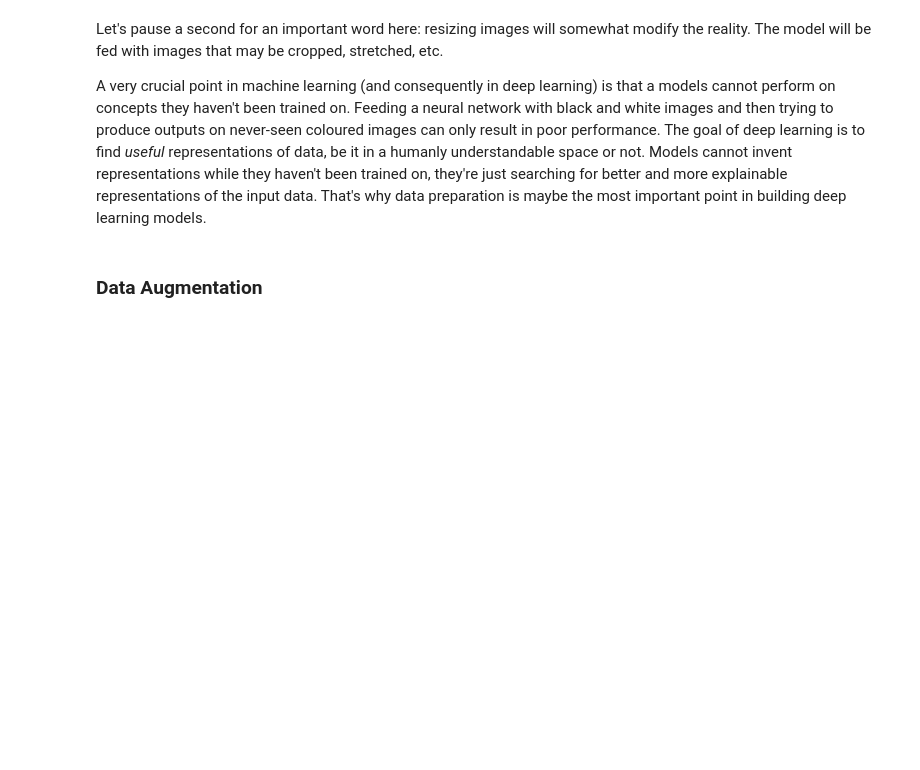
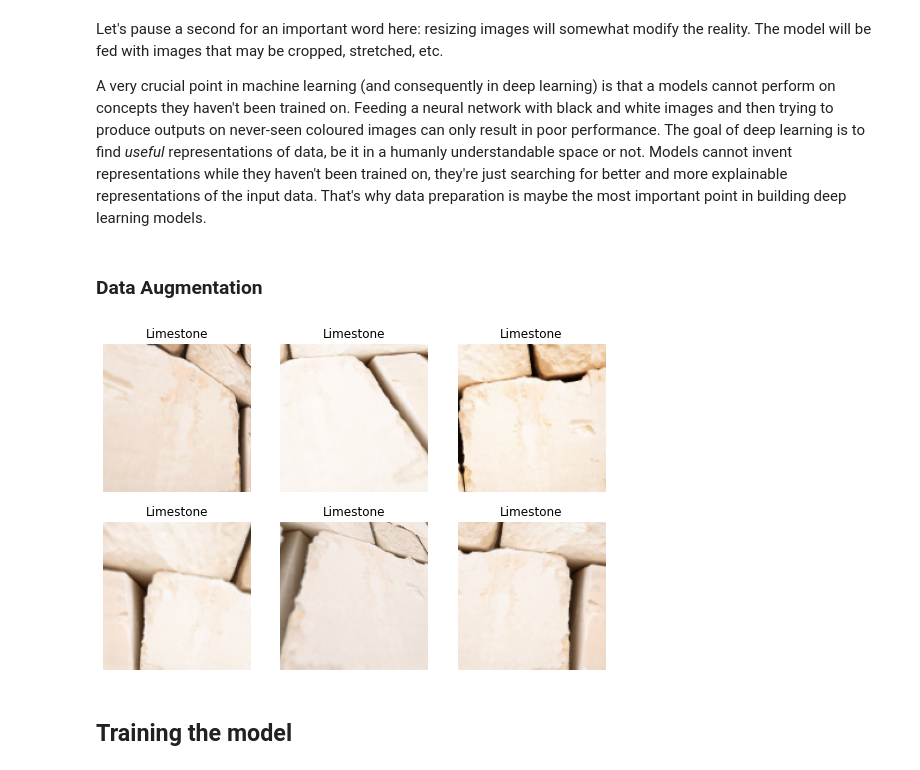
Before and after one commit to antounes/deep-learning-fastai-pytorch, a Jupyter notebook: 02_from_model_to_production.ipynb, the cells around one changed output. Drawn from its saved outputs; the diff is of its cells as text; code cells hidden in the pictures; blank space fills up the shorter version.

Commit message:
training model

```diff
--- a/02_from_model_to_production.ipynb
+++ b/02_from_model_to_production.ipynb
@@ -123,3 +122,11 @@ Let's pause a second for an important word here: resizing images will somewhat m
 A very crucial point in machine learning (and consequently in deep learning) is that a models cannot perform on concepts they haven't been trained on. Feeding a neural network with black and white images and then trying to produce outputs on never-seen coloured images can only result in poor performance. The goal of deep learning is to find *useful* representations of data, be it in a humanly understandable space or not. Models cannot invent representations while they haven't been trained on, they're just searching for better and more explainable representations of the input data. That's why data preparation is maybe the most important point in building deep learning models.
 # %% [markdown]
 ### Data Augmentation
+# %%
+rocks = rocks.new(item_tfms=Resize(128), batch_tfms=aug_transforms(mult=2))
+dls = rocks.dataloaders(path)
+dls.train.show_batch(max_n=6, nrows=2, unique=True);
+# %% [output]
+[figure, added]
+# %% [markdown]
+## Training the model
```
Also changed, not shown: parts of 7 cells of this notebook.
